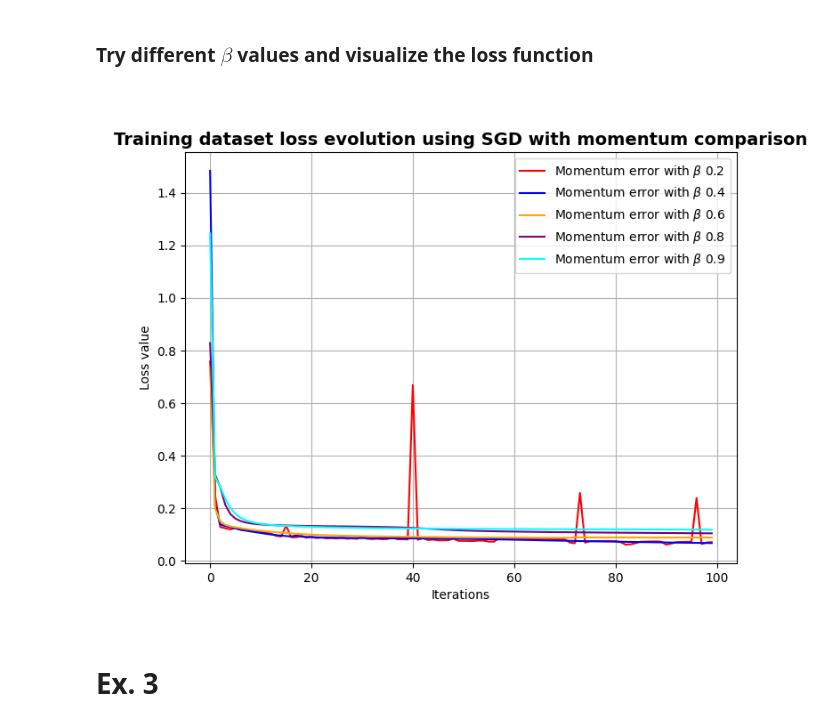
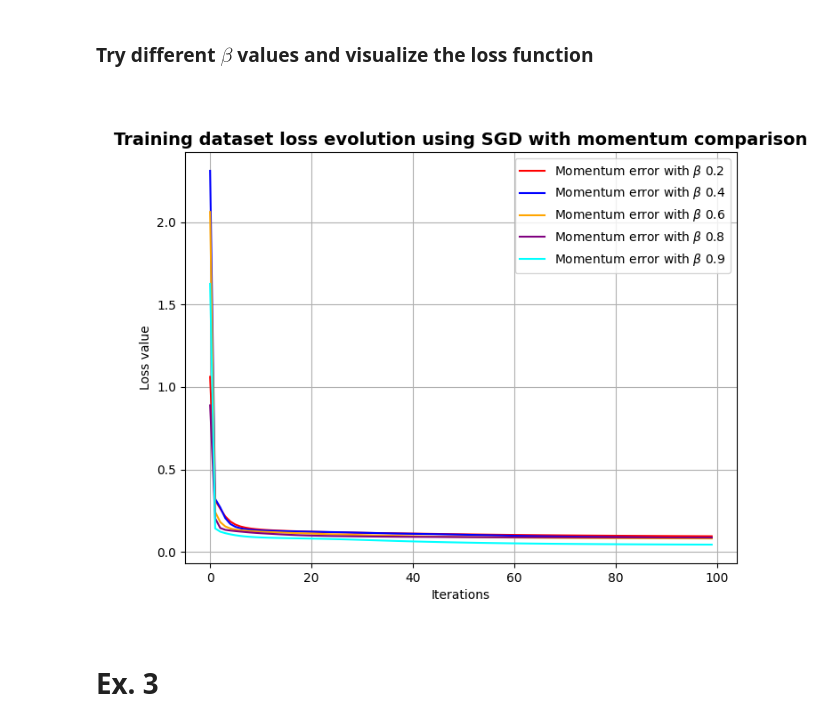
Before and after one commit to Alejandro-FA/UPF-Deep_Learning, a Jupyter notebook: P1/P1-Questions.ipynb, the cells around one changed output. Cells and saved outputs as stored; diff of their text form; code cells hidden in the pictures.

Commit message:
Pytorch implemented. Some errors fixed with momentum.
Co-authored-by: Alejandro Fernández <Alejandro-FA@users.noreply.github.com>
Co-authored-by: marcagve <marcagve18@users.noreply.github.com>

```diff
--- a/P1/P1-Questions.ipynb
+++ b/P1/P1-Questions.ipynb
@@ -262,27 +282,26 @@ class OptimMom(object):
         self.lr = learning_rate
         self.beta = beta
         self.vt_previous = []
+
     # receive the parameters of the MLP and the computed gradients and update the latter
-    def step(self,weight_list,gradient, iteration):
+    def step(self,weight_list, gradient, iteration):
         uw = []
-        self.vt_previous = []
 
         if len(self.vt_previous) == 0:
-            for w in weight_list:
-                self.vt_previous.append(np.zeros(w.shape))
+            self.init_vt(weight_list)
 
         i = 0
         for w,grd in zip(weight_list,gradient):
-            vt = self.moving_average(grd, self.vt_previous[i])
-
-            #FIXME: decide whether to use bias correction or not.
-            vt = vt / (1 - self.beta**(iteration+1)) # bias correction
-            uw.append(w - self.lr * vt)
+            vt = self.beta * self.vt_previous[i] + self.lr * grd
+            uw.append(w - vt)
             self.vt_previous[i] = vt
             i += 1
 
         return uw
 
-    def moving_average(self, gradW, vt_prev):
-        # print("gradW", gradW)
-        return self.beta * vt_prev + (1 - self.beta) * gradW
+    def init_vt(self, weight_list):
+        """
+        Initialize velocities to 0
+        """
+        for w in weight_list:
+            self.vt_previous.append(np.zeros(w.shape))
@@ -333,36 +365,34 @@ plt.show()
 # %%
 # %matplotlib widget
 
 ## We can do it this way since we are using a fixed random seed
 
 fig7 = plt.figure(figsize=(8, 6))
 betas = [0.2, 0.4, 0.6, 0.8, 0.9]
 colors = ["red", "blue", "orange", "purple", "cyan"]
 assert len(betas) == len(colors)
 losses = {}
 #Train network with the data:
 np.random.seed(seed_value)
 for b in betas:
     NN_momentum = MLP(hiddenNode=20)
-    temp_loss = train_woptimizer(NN_momentum, X_train_norm, C_train, epoch=10000, optim=OptimMom(learning_rate=0.1, beta=b))
+    temp_loss = train_woptimizer(NN_momentum, X_train_norm, C_train, epoch=10000, optim=OptimMom(learning_rate=0.01, beta=b))
     losses[b] = temp_loss
 
 i = 0
 for beta in losses:
     col = (np.random.random(), np.random.random(), np.random.random())
     plt.plot(losses[beta], color=colors[i], label=f"Momentum error with $\\beta$ {beta}")
     i += 1
 
-
-
 plt.title("Training dataset loss evolution using SGD with momentum comparison", fontsize=14, fontweight="bold")
 plt.xlabel("Iterations")
 plt.ylabel("Loss value")
 plt.grid()
 plt.legend()
 plt.show()
 # %% [output]
-[figure, old version]
+[figure, new version]
 # %% [markdown]
 # Ex. 3
 # %% [markdown]
```
Also changed, not shown: parts of 8 cells of this notebook, 3 other files.
